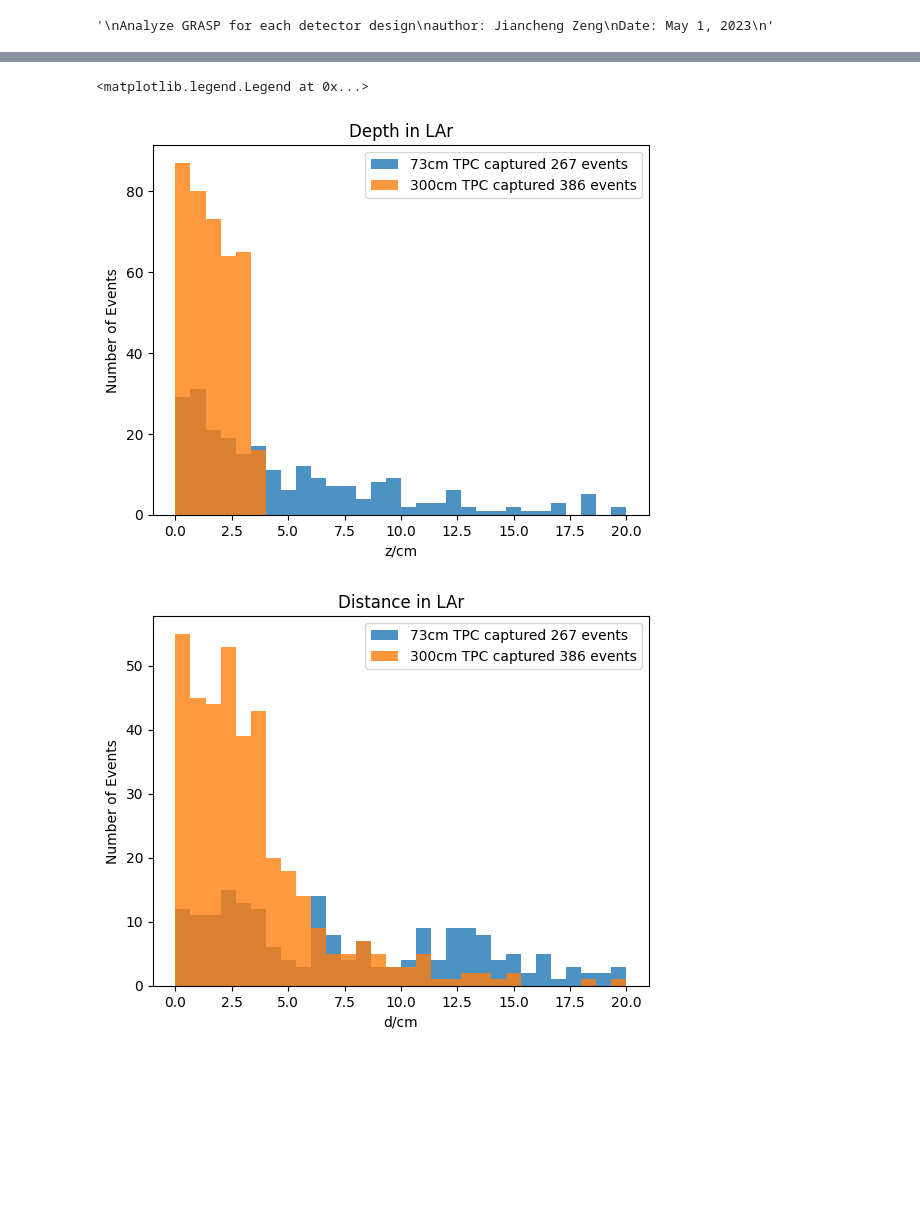
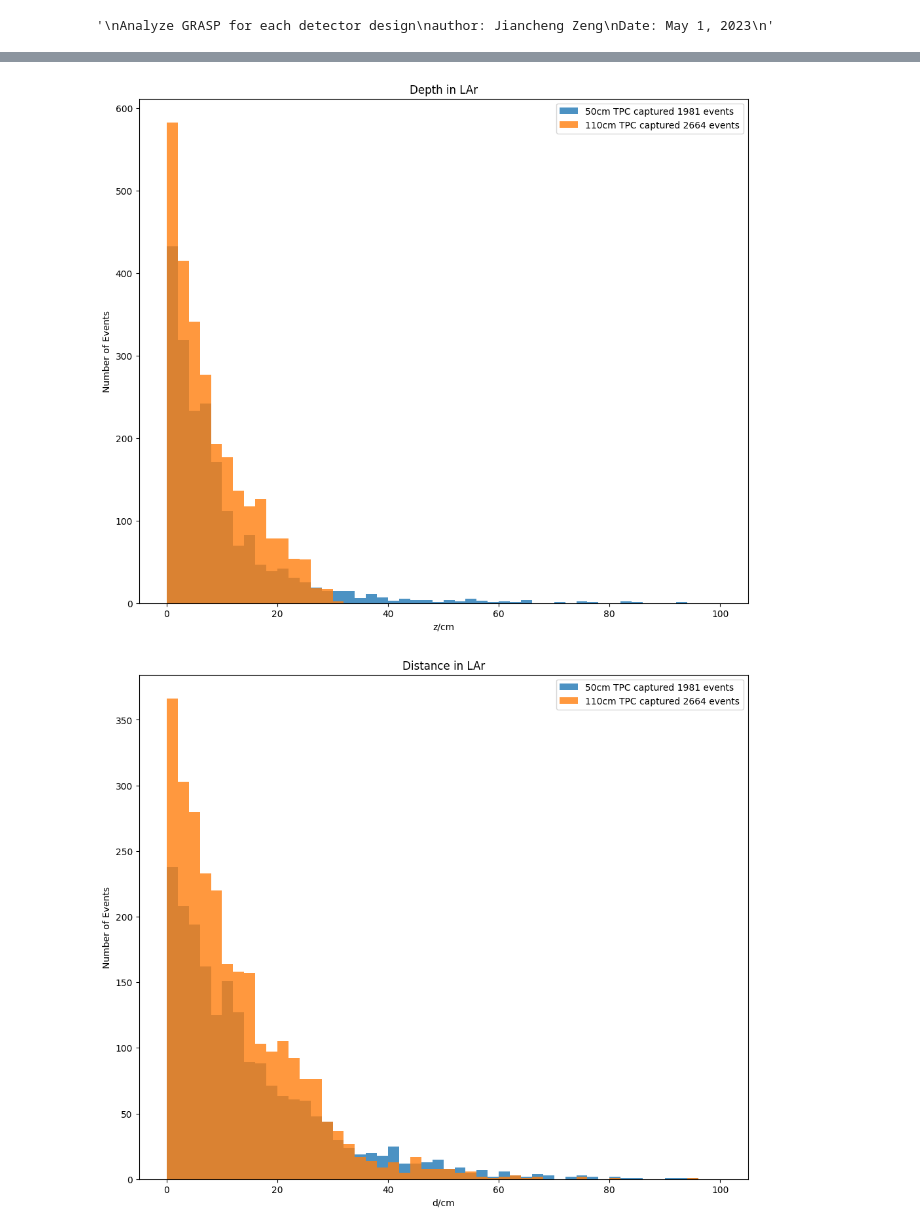
Before and after one commit to Eclipsedclaw/GRAMS, a Jupyter notebook: analysis/2023_Paper/GRASP.ipynb, the cells around one changed output, grey strips where cells are left out. Saved outputs shown, nothing was run; the diff lists cells and outputs as text; code cells hidden in the pictures; blank space fills up the shorter version.

Commit message:
updated GRASP script
Former-commit-id: 60ed63fe92780e0e914404ed7d750b21e9c48d2d

```diff
--- a/analysis/2023_Paper/GRASP.ipynb
+++ b/analysis/2023_Paper/GRASP.ipynb
@@ -243,31 +437,39 @@ Last event is 999712
 # %%
-file_path_73 = '/home/jiancheng/GRAMS/toymodel_work/output/2023/GRASP_anti_deuteron_atmo_1e6_73cm.dat'
-label1= '73cm width'
+"""
+This is for trace inside LArTPC study
+"""
+
+file_path_1 = '/home/jiancheng/GRAMS/toymodel_work/output/2023/GRASP_anti_deuteron_atmo_1e7_50cm.dat'
+label_50cm= '50cm width'
 
 # variable explaination: Analyze_GRASP(data_vector_constructed, Particle_ID_of_initial_particle, stop_event_inside_LAr, in_flight_event_inside_LAr)
-trace_73 = Analyze_trace(read_data_from_toymodel(file_path_73), -1000010020, stop_event=True, in_flight_event=False)
+trace_1 = Analyze_trace(read_data_from_toymodel(file_path_1), -1000010020, stop_event=True, in_flight_event=False)
 
-file_path_300 = '/home/jiancheng/GRAMS/toymodel_work/output/2023/GRASP_anti_deuteron_atmo_1e6_300cm.dat'
-label1= '300cm width'
+file_path_2 = '/home/jiancheng/GRAMS/toymodel_work/output/2023/GRASP_anti_deuteron_atmo_1e7_110cm.dat'
+label_110cm= '110cm width'
 
 # variable explaination: Analyze_GRASP(data_vector_constructed, Particle_ID_of_initial_particle, stop_event_inside_LAr, in_flight_event_inside_LAr)
-trace_300 = Analyze_trace(read_data_from_toymodel(file_path_300), -1000010020, stop_event=True, in_flight_event=False)
+trace_2 = Analyze_trace(read_data_from_toymodel(file_path_2), -1000010020, stop_event=True, in_flight_event=False)
 
-plt.figure(1)
-plt.hist(trace_73[1], bins = 30, alpha = 0.8, label='73cm TPC captured '+ str(len(trace_73[1]))+' events', range=[0, 20])
-plt.hist(trace_300[1], bins = 30, alpha = 0.8, label='300cm TPC captured '+ str(len(trace_300[1]))+' events', range=[0, 20])
+plt.figure(1, figsize=(12, 10))
+plt.hist(trace_1[1], bins = 50, alpha = 0.8, label='50cm TPC captured '+ str(len(trace_1[1]))+' events', range=[0, 100])
+plt.hist(trace_2[1], bins = 50, alpha = 0.8, label='110cm TPC captured '+ str(len(trace_2[1]))+' events', range=[0, 100])
 plt.title("Depth in LAr")
 plt.xlabel("z/cm")
 plt.ylabel("Number of Events")
 plt.legend()
 
-plt.figure(2)
-plt.hist(trace_73[2], bins = 30, alpha = 0.8, label='73cm TPC captured '+ str(len(trace_73[1]))+' events', range=[0, 20])
-plt.hist(trace_300[2], bins = 30, alpha = 0.8, label='300cm TPC captured '+ str(len(trace_300[1]))+' events', range=[0, 20])
+plt.figure(2, figsize=(12, 10))
+plt.hist(trace_1[2], bins = 50, alpha = 0.8, label='50cm TPC captured '+ str(len(trace_1[1]))+' events', range=[0, 100])
+plt.hist(trace_2[2], bins = 50, alpha = 0.8, label='110cm TPC captured '+ str(len(trace_2[1]))+' events', range=[0, 100])
 plt.title("Distance in LAr")
 plt.xlabel("d/cm")
 plt.ylabel("Number of Events")
 plt.legend()
+
+# For clear cache
+trace_1 = None
+trace_2 = None
 # %% [output]
 Reading data...
 
@@ -286,3 +488,2 @@ Last event is 999712
-<matplotlib.legend.Legend at 0x...>
-[figure, old version]
+[figure, new version]
-[figure, old version]
+[figure, new version]
```
Also changed, not shown: parts of 8 cells of this notebook.
